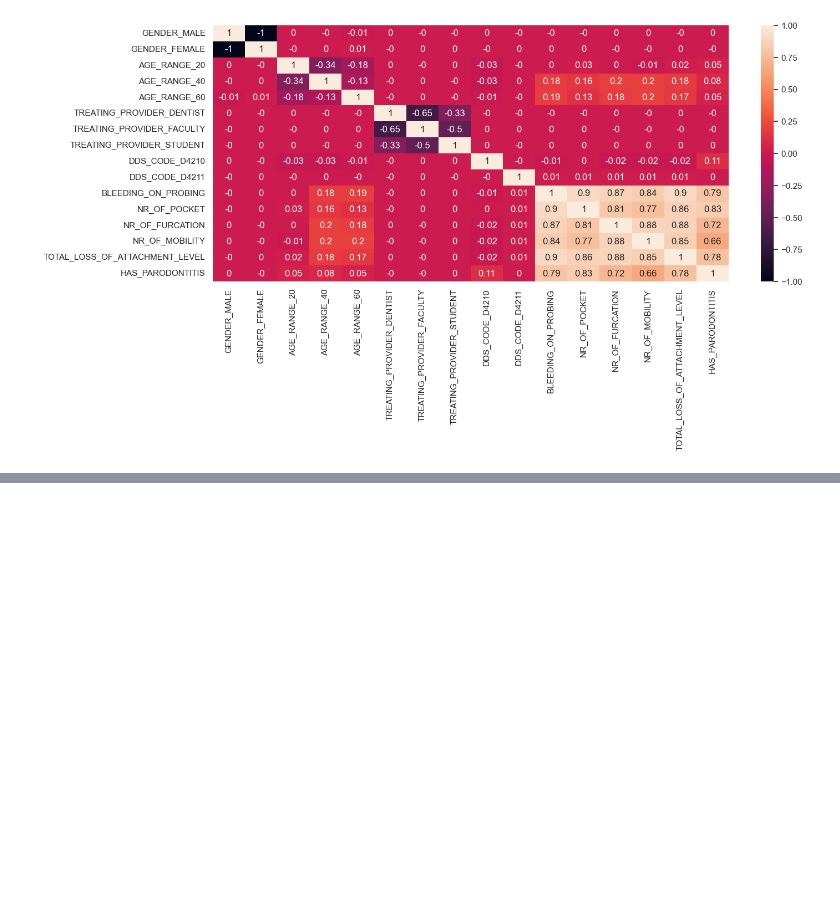
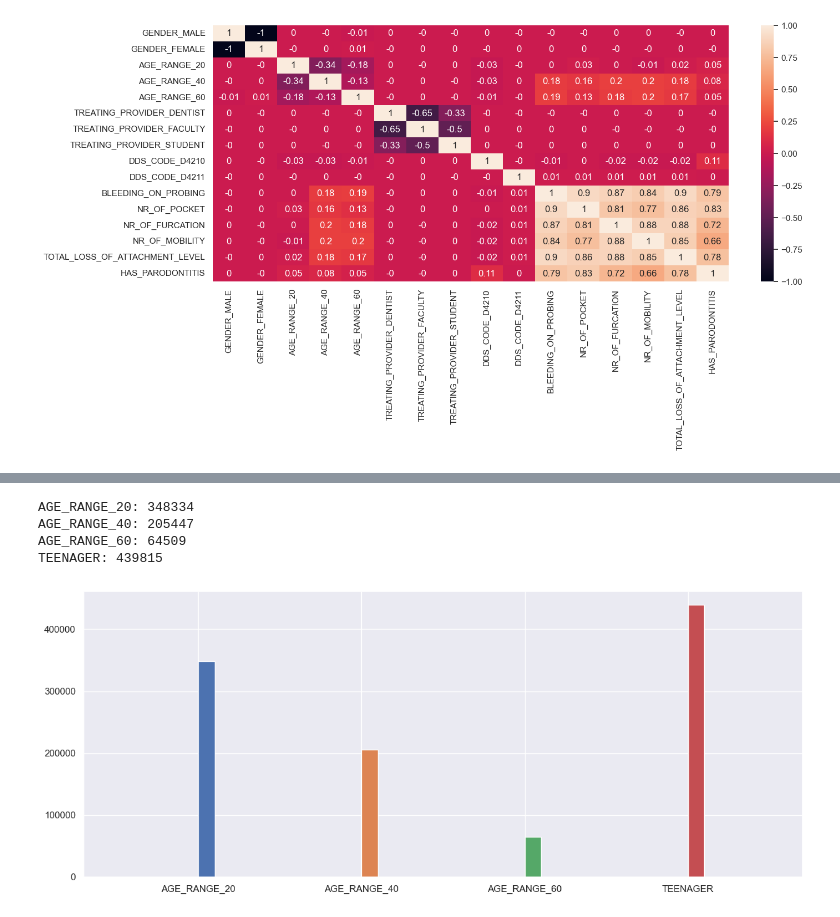
Before and after one commit to KrokanteKrab/Parodontitis, a Jupyter notebook: python-env/notebooks/analysis.ipynb, the cells around one changed output, grey strips where cells are left out. Cells and saved outputs as stored; diff of their text form; code cells hidden in the pictures; blank space fills up the shorter version.

```diff
--- a/python-env/notebooks/analysis.ipynb
+++ b/python-env/notebooks/analysis.ipynb
@@ -73,0 +81,30 @@ plt.show()
+# %%
+# create a new figure and axis
+# fig, ax = plt.subplots()
+
+features = ['AGE_RANGE_20', 'AGE_RANGE_40', 'AGE_RANGE_60']
+
+for feature in features:
+    mask = df[feature] > 0
+    amount = len(df[mask])
+    print(f"{feature}: {amount}")
+    lst = [feature] * amount
+    plt.hist(lst, label=feature)
+
+
+
+mask = (df['AGE_RANGE_20'] == 0) & (df['AGE_RANGE_40'] == 0) & (df['AGE_RANGE_60'] == 0)
+amount = len(df[mask])
+lst = ['TEENAGER'] * amount
+plt.hist(lst, label='TEENAGER')
+print(f"TEENAGER: {amount}")
+
+
+# plt.yscale("log")
+plt.show()
+# %% [output]
+AGE_RANGE_20: 348334
+AGE_RANGE_40: 205447
+AGE_RANGE_60: 64509
+TEENAGER: 439815
+[figure, added]
```
Also changed, not shown: parts of 3 cells of this notebook.
